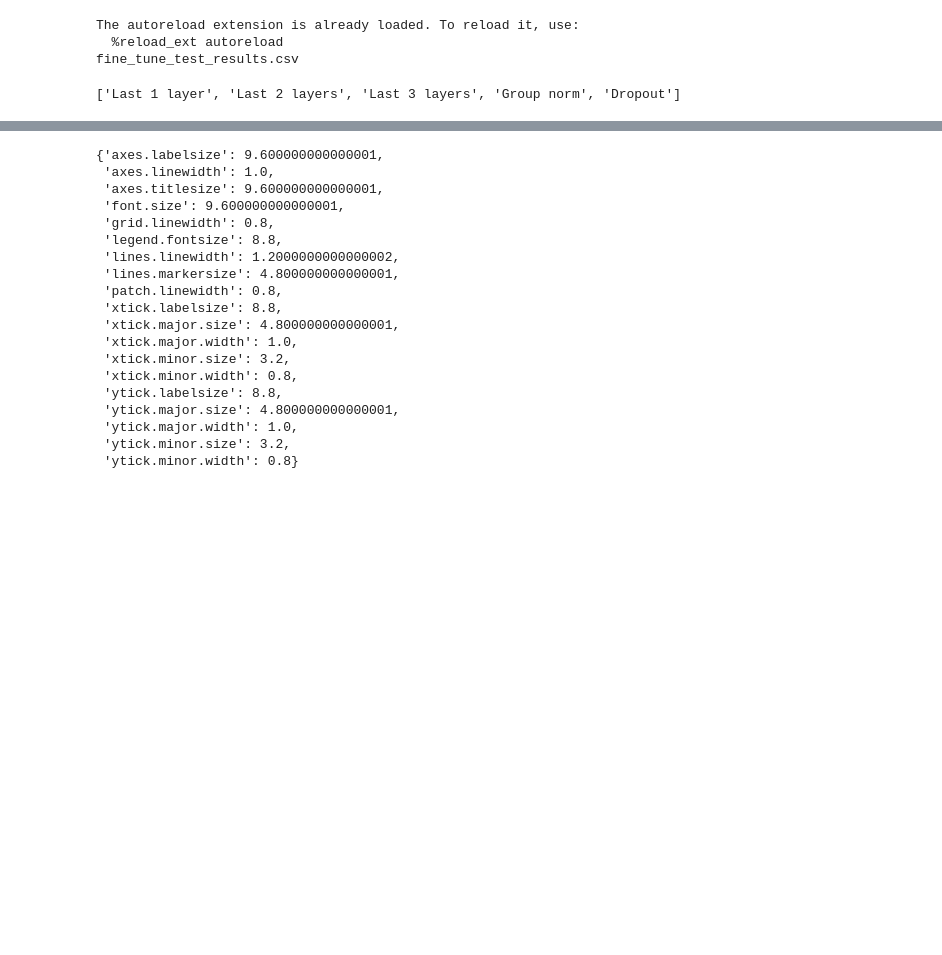
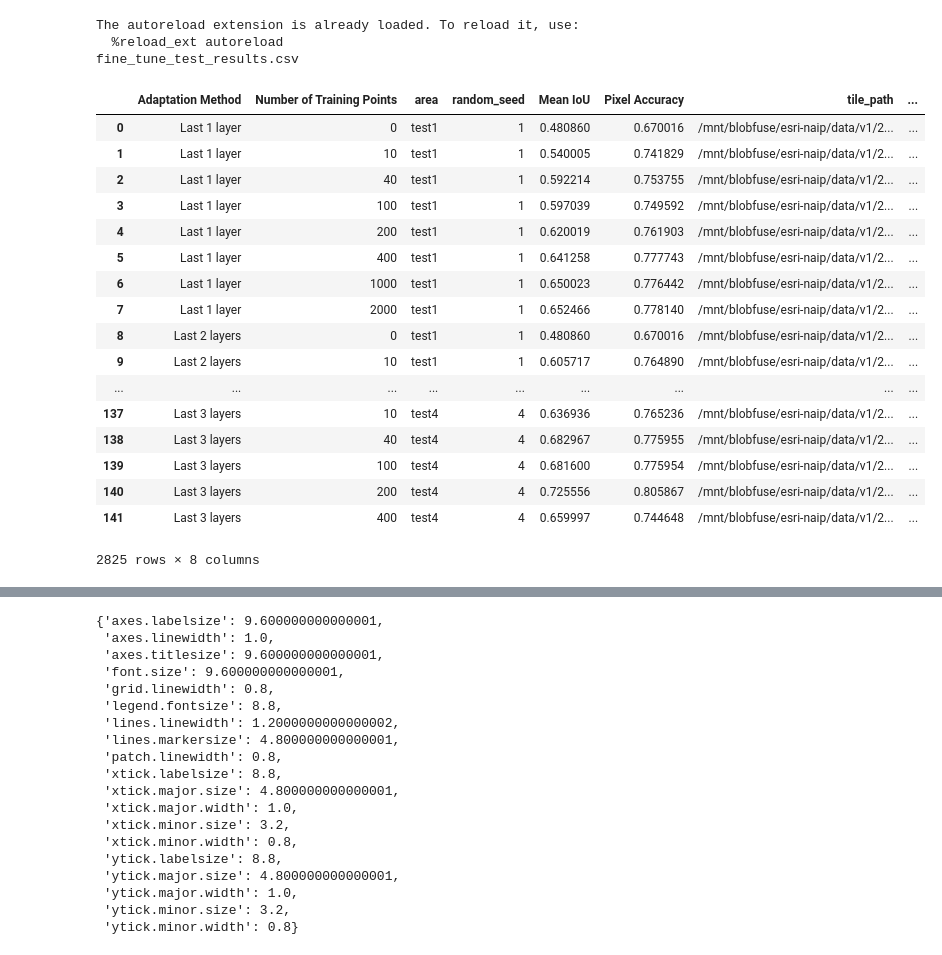
Before and after one commit to microsoft/landcover, a Jupyter notebook: analysis/active-learning-analyses.ipynb, the cells around one changed output, grey strips where cells are left out. Saved outputs shown, nothing was run; the diff lists cells and outputs as text; code cells hidden in the pictures; blank space fills up the shorter version.

```diff
--- a/analysis/active-learning-analyses.ipynb
+++ b/analysis/active-learning-analyses.ipynb
@@ -49,7 +49,7 @@ get_ipython().system('ls /mnt/blobfuse/train-output/offline-active-learning/test
 
 
 test_areas = ["test1","test2","test3","test4"]
-strategies = ["random", "entropy", "margin"]
+strategies = ["random", "entropy", "margin", "mistake_random"]
 
 dfs = []
 
@@ -86,7 +86,8 @@ methods = list(method_name_mapping.values())
 strategy_name_mapping = {
     'random': 'Random',
     'entropy': 'Entropy',
-    'margin': 'Min-Margin'
+    'margin': 'Min-Margin',
+    'mistake_random': 'Mistakes'
 }
 strategies = list(strategy_name_mapping.values())
 
@@ -108,32 +109,49 @@ test_area = "test1"
 mean_results = np.zeros((len(test_areas), len(strategies), len(methods), 2), dtype=float)
 std_results = np.zeros((len(test_areas), len(strategies), len(methods), 2), dtype=float)
 #results[:] = np.nan
 
 for i, test_area in enumerate(test_areas):
     for j, strategy in enumerate(strategies):
         for k, method_id in enumerate(methods):
 
             subset = df[
                 (df[" area"] == test_area) &
                 (df["Point Selection Strategy"] == strategy) &
                 (df["Adaptation Method"] == method_id) &
                 (df["Number of Training Points"] == num_points)
             ]
 
             accs = np.array([float(x) for x in subset['Pixel Accuracy']])
             ious = np.array([float(x) for x in subset['Mean IoU']])
 
             mean_results[i,j,k,0] = subset['Pixel Accuracy'].mean()
             mean_results[i,j,k,1] = subset['Mean IoU'].mean()
 
             std_results[i,j,k,0] = subset['Pixel Accuracy'].std()
             std_results[i,j,k,1] = subset['Mean IoU'].std()
 
 # In[78]:
 
-methods
+df
 # %% [output]
 The autoreload extension is already loaded. To reload it, use:
   %reload_ext autoreload
 fine_tune_test_results.csv
+|  | Adaptation Method | Number of Training Points | area | random_seed | Mean IoU | Pixel Accuracy | tile_path | ... |
+| 0 | Last 1 layer | 0 | test1 | 1 | 0.480860 | 0.670016 | /mnt/blobfuse/esri-naip/data/v1/2... | ... |
+| 1 | Last 1 layer | 10 | test1 | 1 | 0.540005 | 0.741829 | /mnt/blobfuse/esri-naip/data/v1/2... | ... |
+| 2 | Last 1 layer | 40 | test1 | 1 | 0.592214 | 0.753755 | /mnt/blobfuse/esri-naip/data/v1/2... | ... |
+| 3 | Last 1 layer | 100 | test1 | 1 | 0.597039 | 0.749592 | /mnt/blobfuse/esri-naip/data/v1/2... | ... |
+| 4 | Last 1 layer | 200 | test1 | 1 | 0.620019 | 0.761903 | /mnt/blobfuse/esri-naip/data/v1/2... | ... |
+| 5 | Last 1 layer | 400 | test1 | 1 | 0.641258 | 0.777743 | /mnt/blobfuse/esri-naip/data/v1/2... | ... |
+| 6 | Last 1 layer | 1000 | test1 | 1 | 0.650023 | 0.776442 | /mnt/blobfuse/esri-naip/data/v1/2... | ... |
+| 7 | Last 1 layer | 2000 | test1 | 1 | 0.652466 | 0.778140 | /mnt/blobfuse/esri-naip/data/v1/2... | ... |
+| 8 | Last 2 layers | 0 | test1 | 1 | 0.480860 | 0.670016 | /mnt/blobfuse/esri-naip/data/v1/2... | ... |
+| 9 | Last 2 layers | 10 | test1 | 1 | 0.605717 | 0.764890 | /mnt/blobfuse/esri-naip/data/v1/2... | ... |
+| ... | ... | ... | ... | ... | ... | ... | ... | ... |
+| 137 | Last 3 layers | 10 | test4 | 4 | 0.636936 | 0.765236 | /mnt/blobfuse/esri-naip/data/v1/2... | ... |
+| 138 | Last 3 layers | 40 | test4 | 4 | 0.682967 | 0.775955 | /mnt/blobfuse/esri-naip/data/v1/2... | ... |
+| 139 | Last 3 layers | 100 | test4 | 4 | 0.681600 | 0.775954 | /mnt/blobfuse/esri-naip/data/v1/2... | ... |
+| 140 | Last 3 layers | 200 | test4 | 4 | 0.725556 | 0.805867 | /mnt/blobfuse/esri-naip/data/v1/2... | ... |
+| 141 | Last 3 layers | 400 | test4 | 4 | 0.659997 | 0.744648 | /mnt/blobfuse/esri-naip/data/v1/2... | ... |
-['Last 1 layer', 'Last 2 layers', 'Last 3 layers', 'Group norm', 'Dropout']
+2825 rows × 8 columns
```
Also changed, not shown: parts of 7 cells of this notebook.
